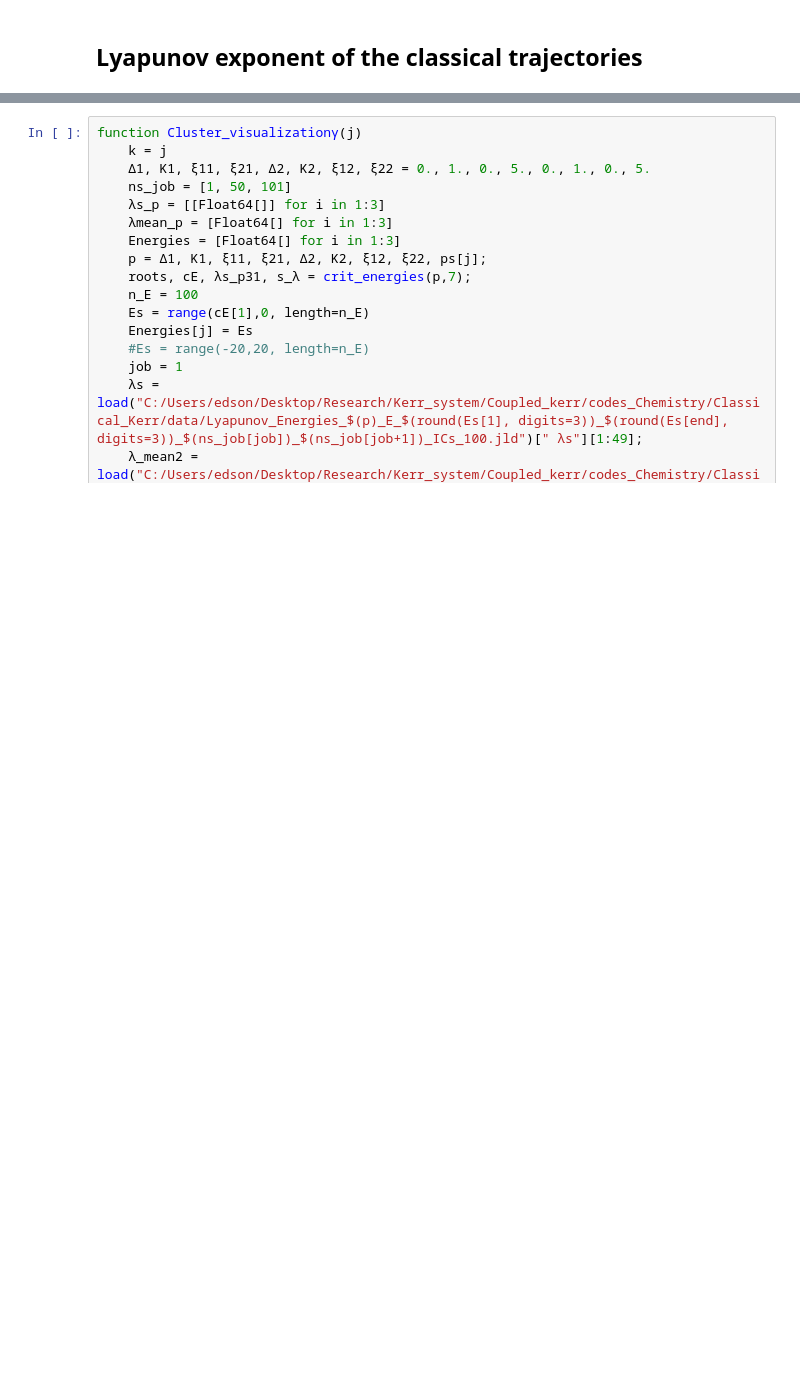
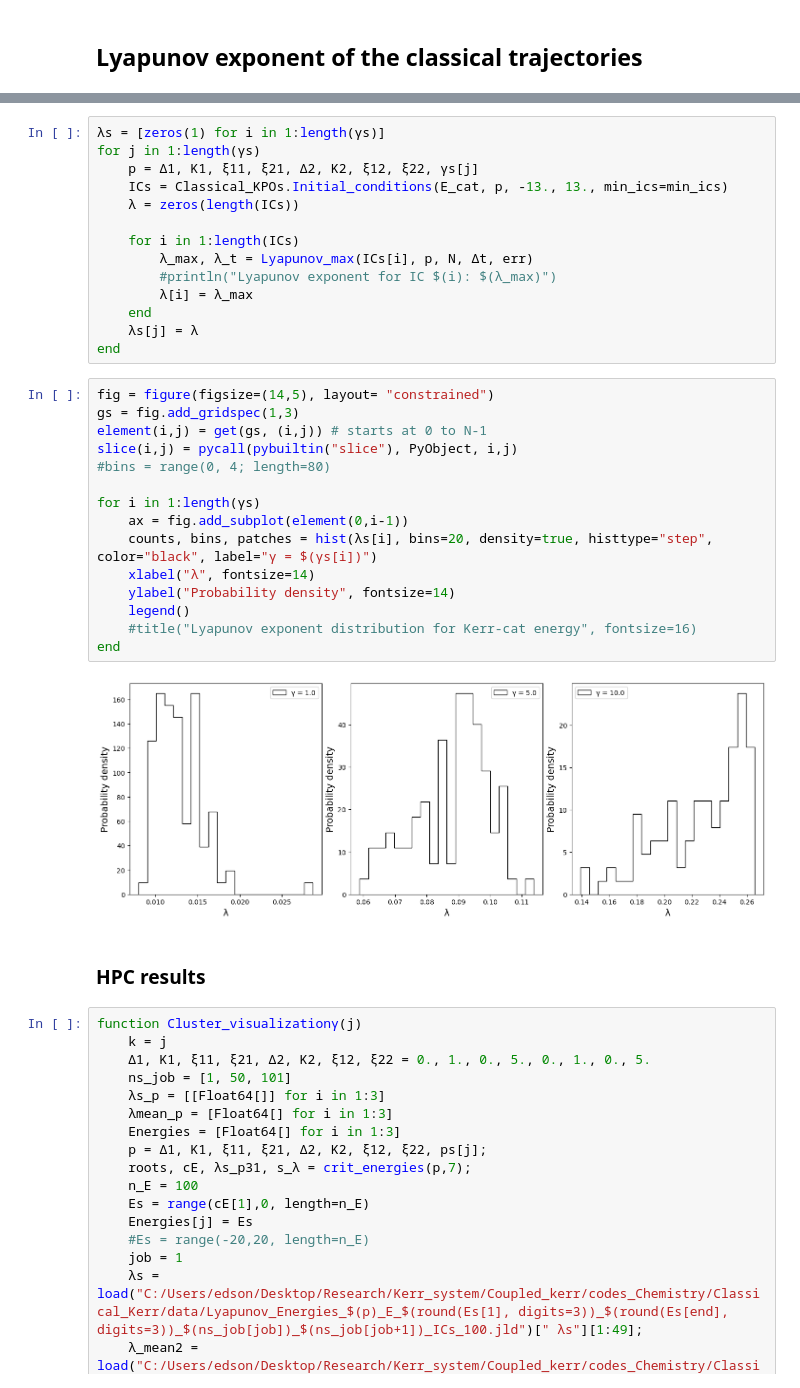
Before and after one commit to edsonsignor/Coupled_KPOs, a Jupyter notebook: notebooks/Classical_Lyapunov.ipynb, the cells around one changed output, grey strips where cells are left out. Saved outputs shown, nothing was run; the diff lists cells and outputs as text; blank space fills up the shorter version.

```diff
--- a/notebooks/Classical_Lyapunov.ipynb
+++ b/notebooks/Classical_Lyapunov.ipynb
@@ -20,3 +153,36 @@ using .Classical_KPOs
+# %%
+λs = [zeros(1) for i in 1:length(γs)]
+for j in 1:length(γs)
+    p = Δ1, K1, ξ11, ξ21, Δ2, K2, ξ12, ξ22, γs[j]
+    ICs = Classical_KPOs.Initial_conditions(E_cat, p, -13., 13., min_ics=min_ics)
+    λ = zeros(length(ICs))
+
+    for i in 1:length(ICs)
+        λ_max, λ_t = Lyapunov_max(ICs[i], p, N, Δt, err)
+        #println("Lyapunov exponent for IC $(i): $(λ_max)")
+        λ[i] = λ_max
+    end
+    λs[j] = λ
+end
+# %%
+fig = figure(figsize=(14,5), layout= "constrained")
+gs = fig.add_gridspec(1,3)
+element(i,j) = get(gs, (i,j)) # starts at 0 to N-1
+slice(i,j) = pycall(pybuiltin("slice"), PyObject, i,j)
+#bins = range(0, 4; length=80)
+
+for i in 1:length(γs)
+    ax = fig.add_subplot(element(0,i-1))
+    counts, bins, patches = hist(λs[i], bins=20, density=true, histtype="step", color="black", label="γ = $(γs[i])")
+    xlabel("λ", fontsize=14)
+    ylabel("Probability density", fontsize=14)
+    legend()
+    #title("Lyapunov exponent distribution for Kerr-cat energy", fontsize=16)
+end
+# %% [output]
+[figure, added]
+# %% [markdown]
+### HPC results
 # %%
 function Cluster_visualizationγ(j)
     k = j
```
Also changed, not shown: parts of 11 cells of this notebook, 6 other files.
